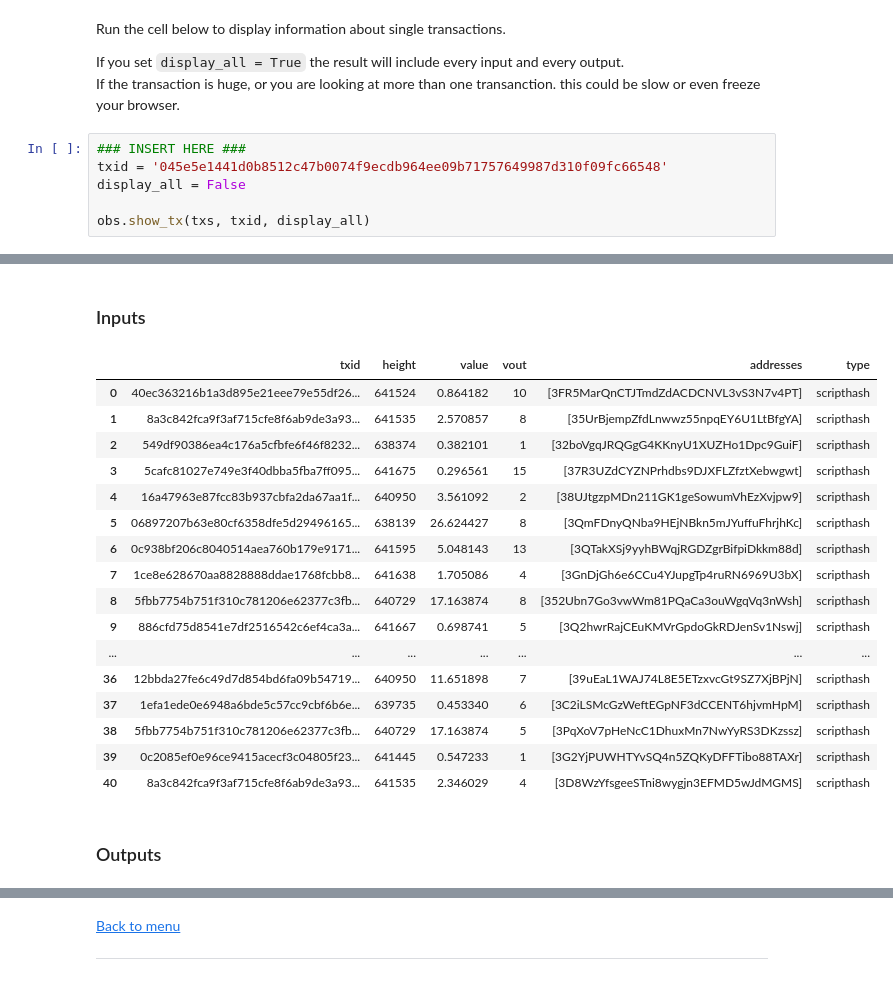
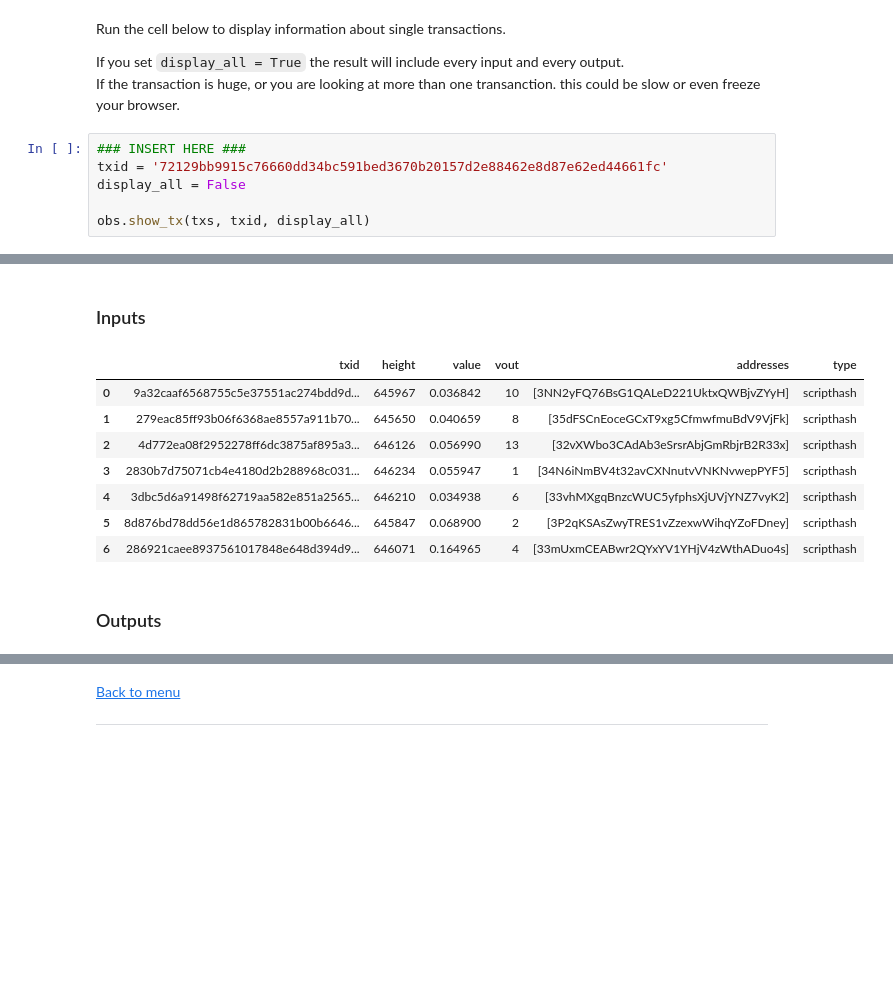
Before and after one commit to PulpCattel/Observatory, a Jupyter notebook: examples/JoinMarket_Observatory.ipynb, the cells around one changed output, grey strips where cells are left out. Cells and saved outputs as stored; diff of their text form; blank space fills up the shorter version.

```diff
--- a/examples/JoinMarket_Observatory.ipynb
+++ b/examples/JoinMarket_Observatory.ipynb
@@ -192,7 +205,7 @@ If you set `display_all = True` the result will include every input and every ou
 If the transaction is huge, or you are looking at more than one transanction. this could be slow or even freeze your browser.
 # %%
 ### INSERT HERE ###
-txid = '045e5e1441d0b8512c47b0074f9ecdb964ee09b71757649987d310f09fc66548'
+txid = '72129bb9915c76660dd34bc591bed3670b20157d2e88462e8d87e62ed44661fc'
 display_all = False
 
 obs.show_tx(txs, txid, display_all)
@@ -203,21 +216,12 @@ obs.show_tx(txs, txid, display_all)
 ### Inputs
 |  | txid | height | value | vout | addresses | type |
-| 0 | 40ec363216b1a3d895e21eee79e55df26... | 641524 | 0.864182 | 10 | [3FR5MarQnCTJTmdZdACDCNVL3vS3N7v4PT] | scripthash |
-| 1 | 8a3c842fca9f3af715cfe8f6ab9de3a93... | 641535 | 2.570857 | 8 | [35UrBjempZfdLnwwz55npqEY6U1LtBfgYA] | scripthash |
-| 2 | 549df90386ea4c176a5cfbfe6f46f8232... | 638374 | 0.382101 | 1 | [32boVgqJRQGgG4KKnyU1XUZHo1Dpc9GuiF] | scripthash |
-| 3 | 5cafc81027e749e3f40dbba5fba7ff095... | 641675 | 0.296561 | 15 | [37R3UZdCYZNPrhdbs9DJXFLZfztXebwgwt] | scripthash |
-| 4 | 16a47963e87fcc83b937cbfa2da67aa1f... | 640950 | 3.561092 | 2 | [38UJtgzpMDn211GK1geSowumVhEzXvjpw9] | scripthash |
-| 5 | 06897207b63e80cf6358dfe5d29496165... | 638139 | 26.624427 | 8 | [3QmFDnyQNba9HEjNBkn5mJYuffuFhrjhKc] | scripthash |
-| 6 | 0c938bf206c8040514aea760b179e9171... | 641595 | 5.048143 | 13 | [3QTakXSj9yyhBWqjRGDZgrBifpiDkkm88d] | scripthash |
-| 7 | 1ce8e628670aa8828888ddae1768fcbb8... | 641638 | 1.705086 | 4 | [3GnDjGh6e6CCu4YJupgTp4ruRN6969U3bX] | scripthash |
-| 8 | 5fbb7754b751f310c781206e62377c3fb... | 640729 | 17.163874 | 8 | [352Ubn7Go3vwWm81PQaCa3ouWgqVq3nWsh] | scripthash |
-| 9 | 886cfd75d8541e7df2516542c6ef4ca3a... | 641667 | 0.698741 | 5 | [3Q2hwrRajCEuKMVrGpdoGkRDJenSv1Nswj] | scripthash |
-| ... | ... | ... | ... | ... | ... | ... |
-| 36 | 12bbda27fe6c49d7d854bd6fa09b54719... | 640950 | 11.651898 | 7 | [39uEaL1WAJ74L8E5ETzxvcGt9SZ7XjBPjN] | scripthash |
-| 37 | 1efa1ede0e6948a6bde5c57cc9cbf6b6e... | 639735 | 0.453340 | 6 | [3C2iLSMcGzWeftEGpNF3dCCENT6hjvmHpM] | scripthash |
-| 38 | 5fbb7754b751f310c781206e62377c3fb... | 640729 | 17.163874 | 5 | [3PqXoV7pHeNcC1DhuxMn7NwYyRS3DKzssz] | scripthash |
-| 39 | 0c2085ef0e96ce9415acecf3c04805f23... | 641445 | 0.547233 | 1 | [3G2YjPUWHTYvSQ4n5ZQKyDFFTibo88TAXr] | scripthash |
-| 40 | 8a3c842fca9f3af715cfe8f6ab9de3a93... | 641535 | 2.346029 | 4 | [3D8WzYfsgeeSTni8wygjn3EFMD5wJdMGMS] | scripthash |
+| 0 | 9a32caaf6568755c5e37551ac274bdd9d... | 645967 | 0.036842 | 10 | [3NN2yFQ76BsG1QALeD221UktxQWBjvZYyH] | scripthash |
+| 1 | 279eac85ff93b06f6368ae8557a911b70... | 645650 | 0.040659 | 8 | [35dFSCnEoceGCxT9xg5CfmwfmuBdV9VjFk] | scripthash |
+| 2 | 4d772ea08f2952278ff6dc3875af895a3... | 646126 | 0.056990 | 13 | [32vXWbo3CAdAb3eSrsrAbjGmRbjrB2R33x] | scripthash |
+| 3 | 2830b7d75071cb4e4180d2b288968c031... | 646234 | 0.055947 | 1 | [34N6iNmBV4t32avCXNnutvVNKNvwepPYF5] | scripthash |
+| 4 | 3dbc5d6a91498f62719aa582e851a2565... | 646210 | 0.034938 | 6 | [33vhMXgqBnzcWUC5yfphsXjUVjYNZ7vyK2] | scripthash |
+| 5 | 8d876bd78dd56e1d865782831b00b6646... | 645847 | 0.068900 | 2 | [3P2qKSAsZwyTRES1vZzexwWihqYZoFDney] | scripthash |
+| 6 | 286921caee8937561017848e648d394d9... | 646071 | 0.164965 | 4 | [33mUxmCEABwr2QYxYV1YHjV4zWthADuo4s] | scripthash |
 ### Outputs
 |  | value | addresses | type |
 | vout |  |  |  |
```
Also changed, not shown: parts of 10 cells of this notebook, 1 other file.
